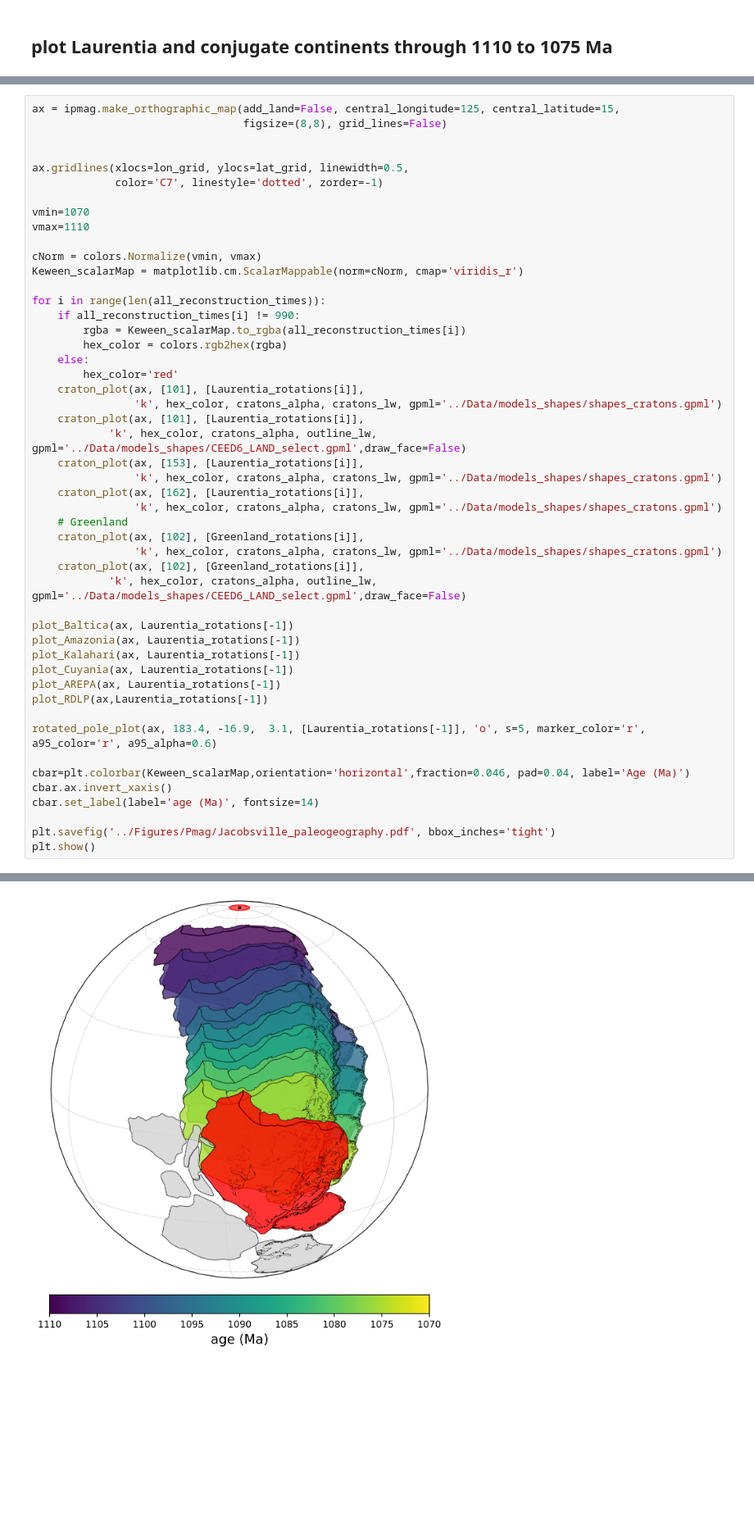
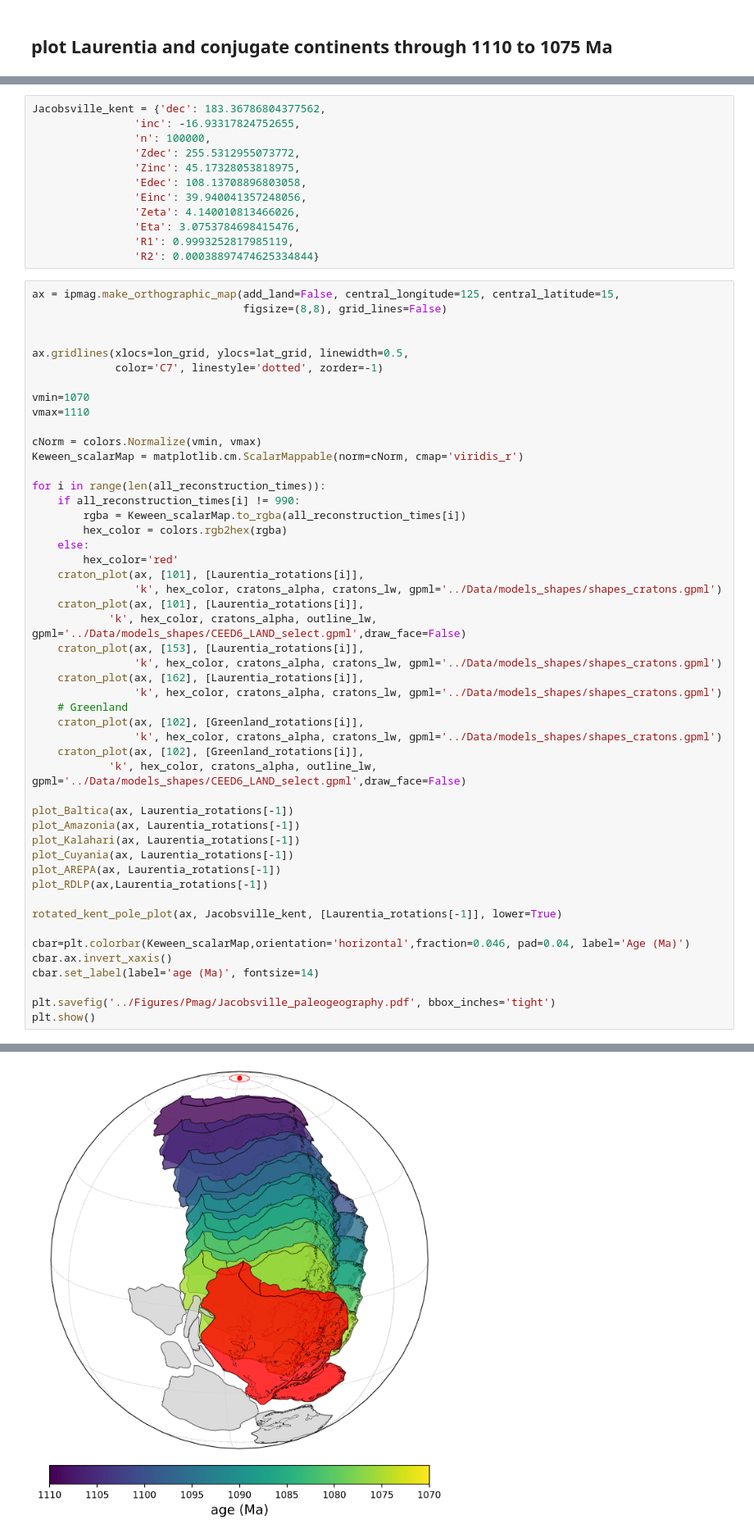
Before and after one commit to Swanson-Hysell-Group/Jacobsville, a Jupyter notebook: Code/Jacobsville_paleogeography.ipynb, the cells around one changed output, grey strips where cells are left out. Shown at 82% size. Saved outputs shown, nothing was run; the diff lists cells and outputs as text; blank space fills up the shorter version.

Commit message:
figure updates in pmag and paleogeography notebooks

```diff
--- a/Code/Jacobsville_paleogeography.ipynb
+++ b/Code/Jacobsville_paleogeography.ipynb
@@ -452,6 +491,18 @@ Baltica_rotations = [rotation_model_Jacobsville.get_rotation(time, 302, 0, fixed
 # use Grenville pole rot file to rotate Laurentia to 1015 Ma (Haliburton pole)
 Laurentia_position_Grenville = rotation_model_Grenville.get_rotation(1015, 101, 0, fixed_plate, 1).get_lat_lon_euler_pole_and_angle_degrees()
 Greenland_position_Grenville = rotation_model_Grenville.get_rotation(1015, 102, 0, fixed_plate, 1).get_lat_lon_euler_pole_and_angle_degrees()
+# %%
+Jacobsville_kent = {'dec': 183.36786804377562,
+                'inc': -16.93317824752655,
+                'n': 100000,
+                'Zdec': 255.5312955073772,
+                'Zinc': 45.17328053818975,
+                'Edec': 108.13708896803058,
+                'Einc': 39.940041357248056,
+                'Zeta': 4.140010813466026,
+                'Eta': 3.0753784698415476,
+                'R1': 0.9993252817985119,
+                'R2': 0.00038897474625334844}
 # %%
 ax = ipmag.make_orthographic_map(add_land=False, central_longitude=125, central_latitude=15,
                                  figsize=(8,8), grid_lines=False)
@@ -493,7 +544,7 @@ plot_Cuyania(ax, Laurentia_rotations[-1])
 plot_AREPA(ax, Laurentia_rotations[-1])
 plot_RDLP(ax,Laurentia_rotations[-1])
 
-rotated_pole_plot(ax, 183.4, -16.9,  3.1, [Laurentia_rotations[-1]], 'o', s=5, marker_color='r', a95_color='r', a95_alpha=0.6)
+rotated_kent_pole_plot(ax, Jacobsville_kent, [Laurentia_rotations[-1]], lower=True)
 
 cbar=plt.colorbar(Keween_scalarMap,orientation='horizontal',fraction=0.046, pad=0.04, label='Age (Ma)')
 cbar.ax.invert_xaxis()
@@ -506 +556 @@ plt.show()
-[figure, old version]
+[figure, new version]
```
Also changed, not shown: parts of 3 cells of this notebook.
